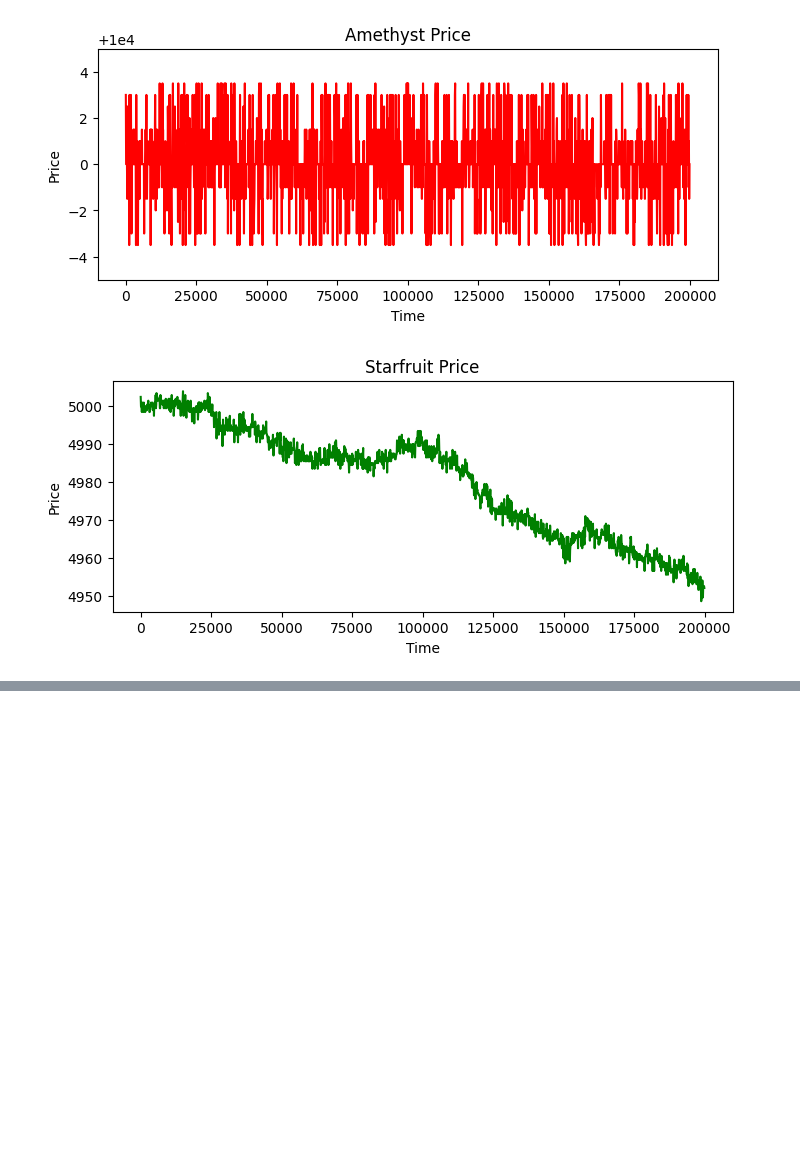
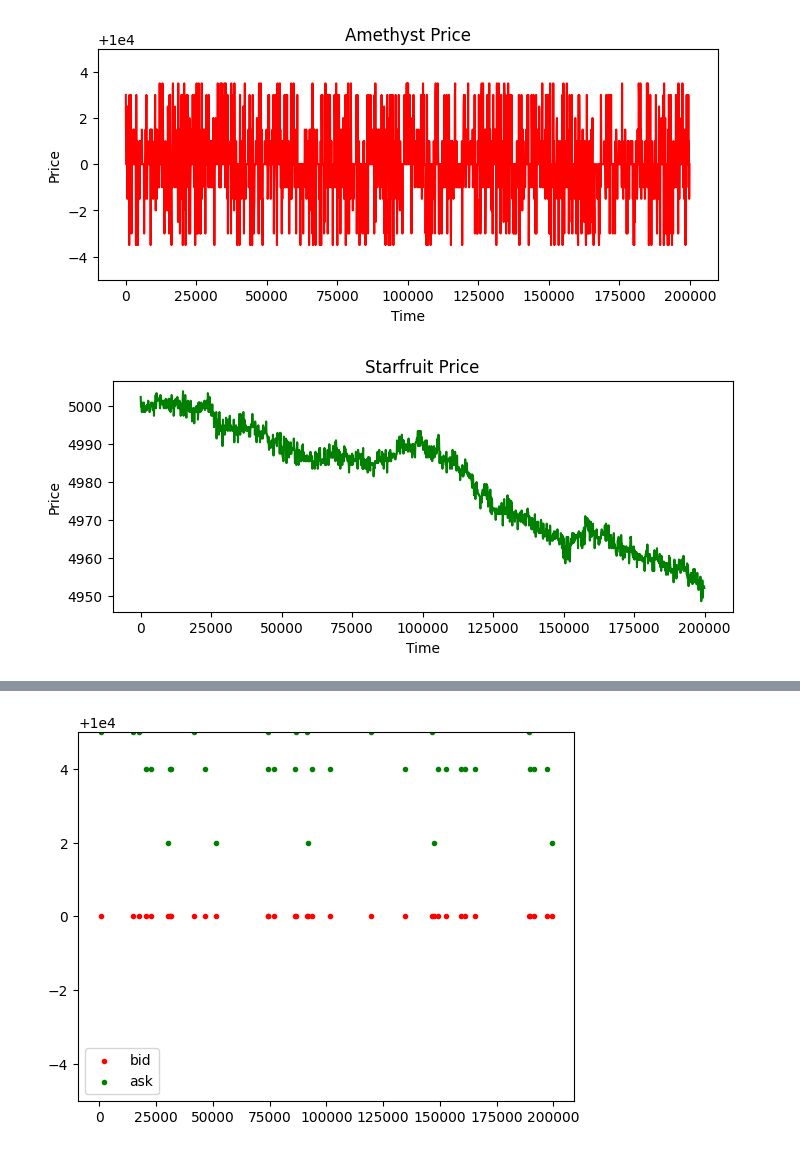
Before and after one commit to dakshox/Prosperity, a Jupyter notebook: activityAnalysis.ipynb, the cells around one changed output, grey strips where cells are left out. Drawn from its saved outputs; the diff is of its cells as text; code cells hidden in the pictures; blank space fills up the shorter version.

```diff
--- a/activityAnalysis.ipynb
+++ b/activityAnalysis.ipynb
@@ -56,0 +71,9 @@ plt.show()
+# %%
+highBid = amethystData2[amethystData2['bid_price_1'] == 10000]
+plt.scatter(highBid['timestamp'], highBid['bid_price_1'], color='r', label = "bid", marker = '.')
+plt.scatter(highBid['timestamp'], highBid['ask_price_1'], color='g', label = "ask", marker = '.')
+plt.ylim(9995, 10005)
+plt.legend()
+plt.show()
+# %% [output]
+[figure, added]
```
Also changed, not shown: parts of 9 cells of this notebook.
